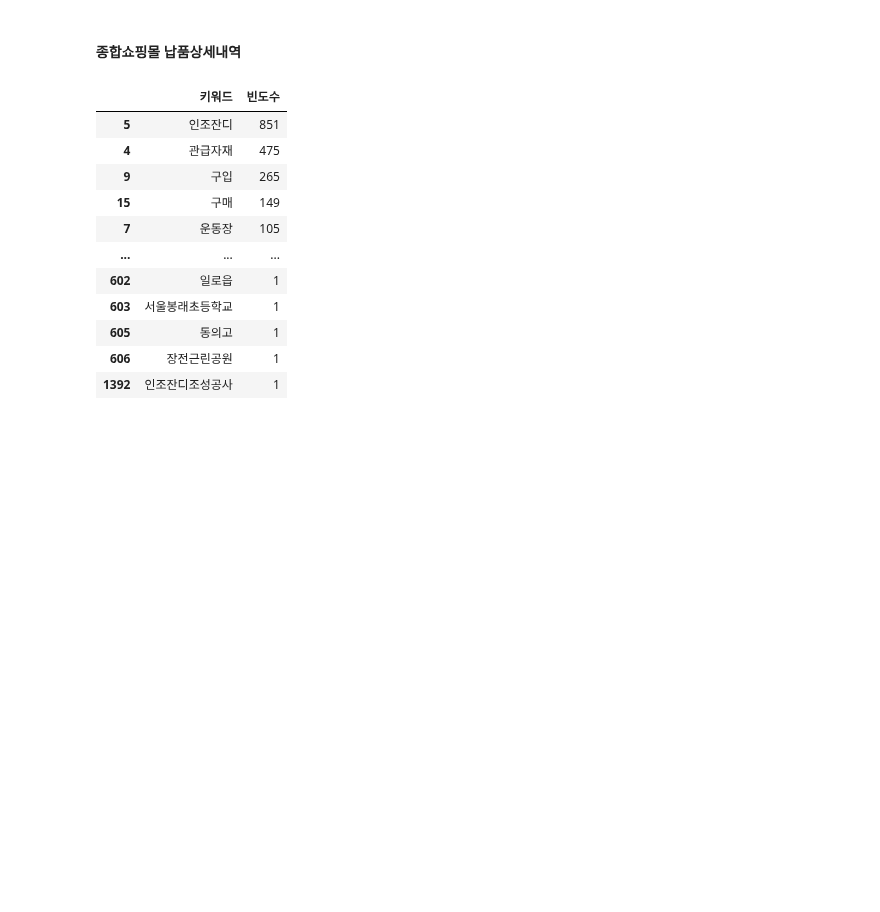
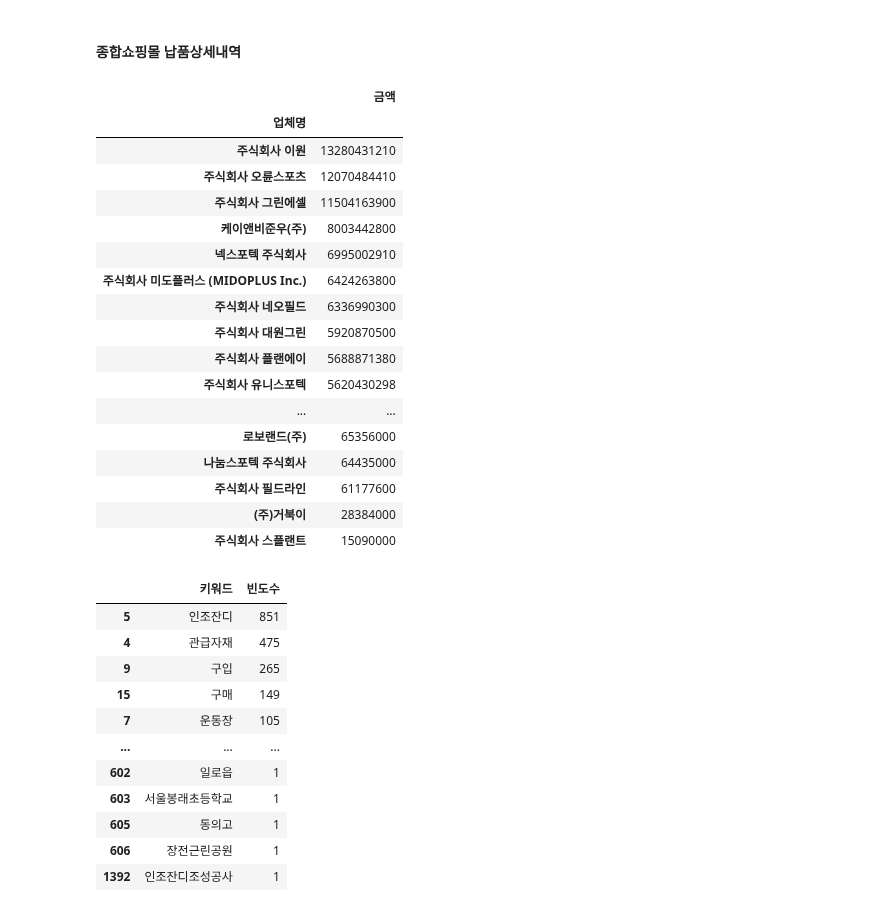
Before and after one commit to kkwann/mido_project, a Jupyter notebook: Data_preprocessing_budget.ipynb, the cells around one changed output. Drawn from its saved outputs; the diff is of its cells as text; code cells hidden in the pictures; blank space fills up the shorter version.

```diff
--- a/Data_preprocessing_budget.ipynb
+++ b/Data_preprocessing_budget.ipynb
@@ -109,6 +109,27 @@ all_shop_df_fin['납품요구건명_re'] = all_shop_df_fin['납품요구건명_r
 
 all_shop_df_fin['납품요구건명_re'] = all_shop_df_fin['납품요구건명_re'].str.split().apply(lambda x: [kw for kw in x if len(kw) > 1]) ## 글자수 1 제외
 all_shop_df_fin['납품요구건명_re'] = all_shop_df_fin['납품요구건명_re'].apply((' ').join)
+# %%
+all_shop_df_fin.groupby('업체명').agg({'금액': sum}).sort_values('금액',ascending=False)
+# %% [output]
+|  | 금액 |
+| 업체명 |  |
+| 주식회사 이원 | 13280431210 |
+| 주식회사 오륜스포츠 | 12070484410 |
+| 주식회사 그린에셀 | 11504163900 |
+| 케이앤비준우(주) | 8003442800 |
+| 넥스포텍 주식회사 | 6995002910 |
+| 주식회사 미도플러스 (MIDOPLUS Inc.) | 6424263800 |
+| 주식회사 네오필드 | 6336990300 |
+| 주식회사 대원그린 | 5920870500 |
+| 주식회사 플랜에이 | 5688871380 |
+| 주식회사 유니스포텍 | 5620430298 |
+| ... | ... |
+| 로보랜드(주) | 65356000 |
+| 나눔스포텍 주식회사 | 64435000 |
+| 주식회사 필드라인 | 61177600 |
+| (주)거북이 | 28384000 |
+| 주식회사 스플랜트 | 15090000 |
 # %%
 # 수요기관 필터링
 dist_nm = pd.Series(all_shop_df_fin[all_shop_df_fin['수요기관지역명'].str.split(' ').str[1].notnull()]['수요기관지역명'].str.split(' ').str[1].unique())
```
Also changed, not shown: 1 other file.
